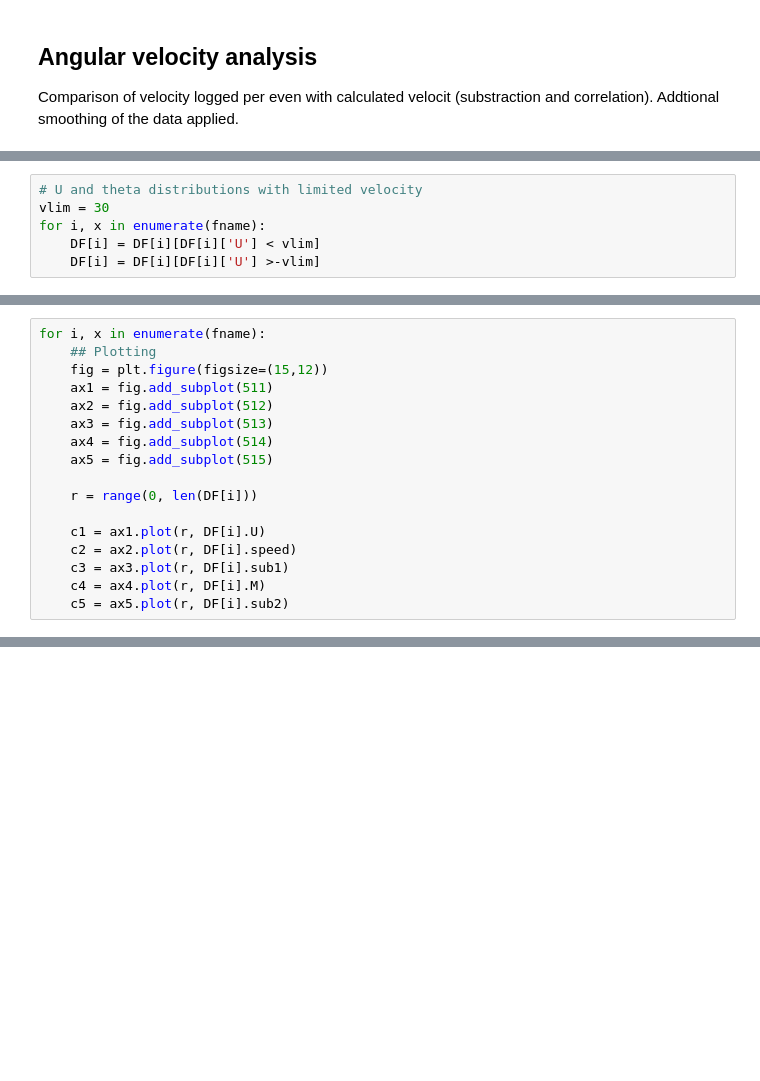
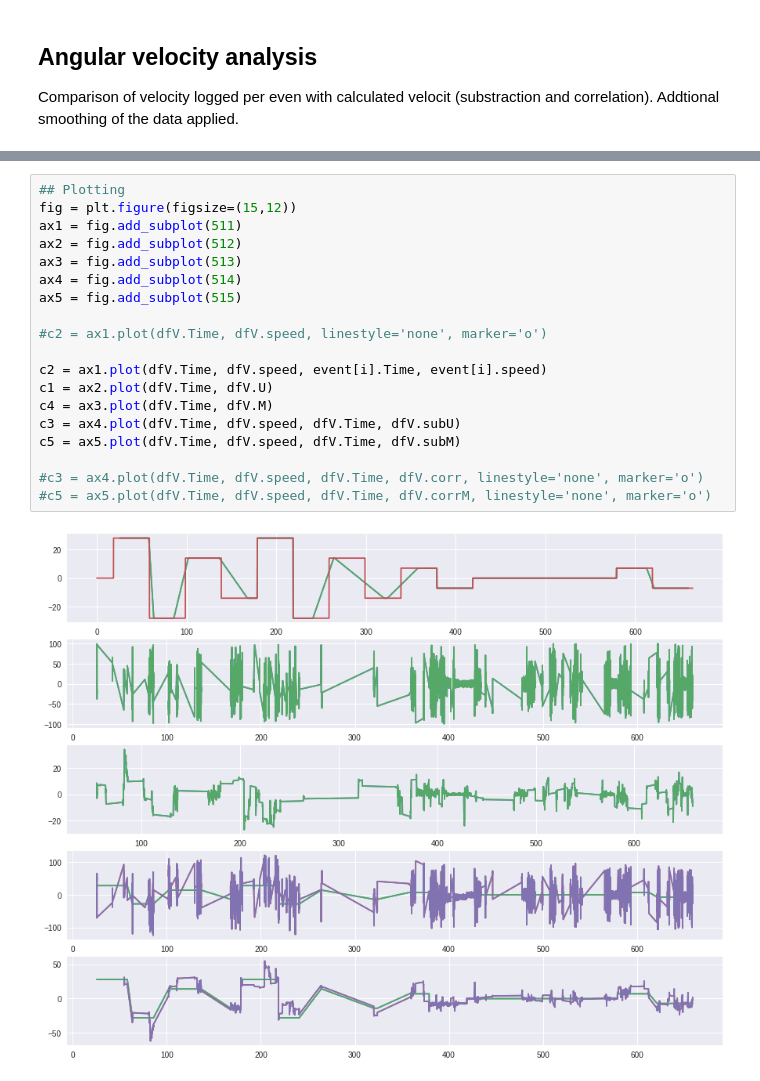
Before and after one commit to alTeska/VR_Acuity, a Jupyter notebook: notebooks/HeadVelocity.ipynb, the cells around one changed output, grey strips where cells are left out. Drawn from its saved outputs; the diff is of its cells as text; blank space fills up the shorter version.

```diff
--- a/notebooks/HeadVelocity.ipynb
+++ b/notebooks/HeadVelocity.ipynb
@@ -227,6 +191,0 @@ for i, x in enumerate(fname):
-# %%
-# U and theta distributions with limited velocity
-vlim = 30
-for i, x in enumerate(fname):
-    DF[i] = DF[i][DF[i]['U'] < vlim]
-    DF[i] = DF[i][DF[i]['U'] >-vlim]
@@ -245,17 +191,0 @@ for i, x in enumerate(fname):
-# %%
-for i, x in enumerate(fname):
-    ## Plotting
-    fig = plt.figure(figsize=(15,12))
-    ax1 = fig.add_subplot(511)
-    ax2 = fig.add_subplot(512)
-    ax3 = fig.add_subplot(513)
-    ax4 = fig.add_subplot(514)
-    ax5 = fig.add_subplot(515)
-
-    r = range(0, len(DF[i]))
-
-    c1 = ax1.plot(r, DF[i].U)
-    c2 = ax2.plot(r, DF[i].speed)
-    c3 = ax3.plot(r, DF[i].sub1)
-    c4 = ax4.plot(r, DF[i].M)
-    c5 = ax5.plot(r, DF[i].sub2)
@@ -270,0 +192,21 @@ for i, x in enumerate(fname):
+# %%
+## Plotting
+fig = plt.figure(figsize=(15,12))
+ax1 = fig.add_subplot(511)
+ax2 = fig.add_subplot(512)
+ax3 = fig.add_subplot(513)
+ax4 = fig.add_subplot(514)
+ax5 = fig.add_subplot(515)
+
+#c2 = ax1.plot(dfV.Time, dfV.speed, linestyle='none', marker='o')
+
+c2 = ax1.plot(dfV.Time, dfV.speed, event[i].Time, event[i].speed)
+c1 = ax2.plot(dfV.Time, dfV.U)
+c4 = ax3.plot(dfV.Time, dfV.M)
+c3 = ax4.plot(dfV.Time, dfV.speed, dfV.Time, dfV.subU)
+c5 = ax5.plot(dfV.Time, dfV.speed, dfV.Time, dfV.subM)
+
+#c3 = ax4.plot(dfV.Time, dfV.speed, dfV.Time, dfV.corr, linestyle='none', marker='o')
+#c5 = ax5.plot(dfV.Time, dfV.speed, dfV.Time, dfV.corrM, linestyle='none', marker='o')
+# %% [output]
+[figure, added]
```
Also changed, not shown: parts of 16 cells of this notebook, 1 other file.
